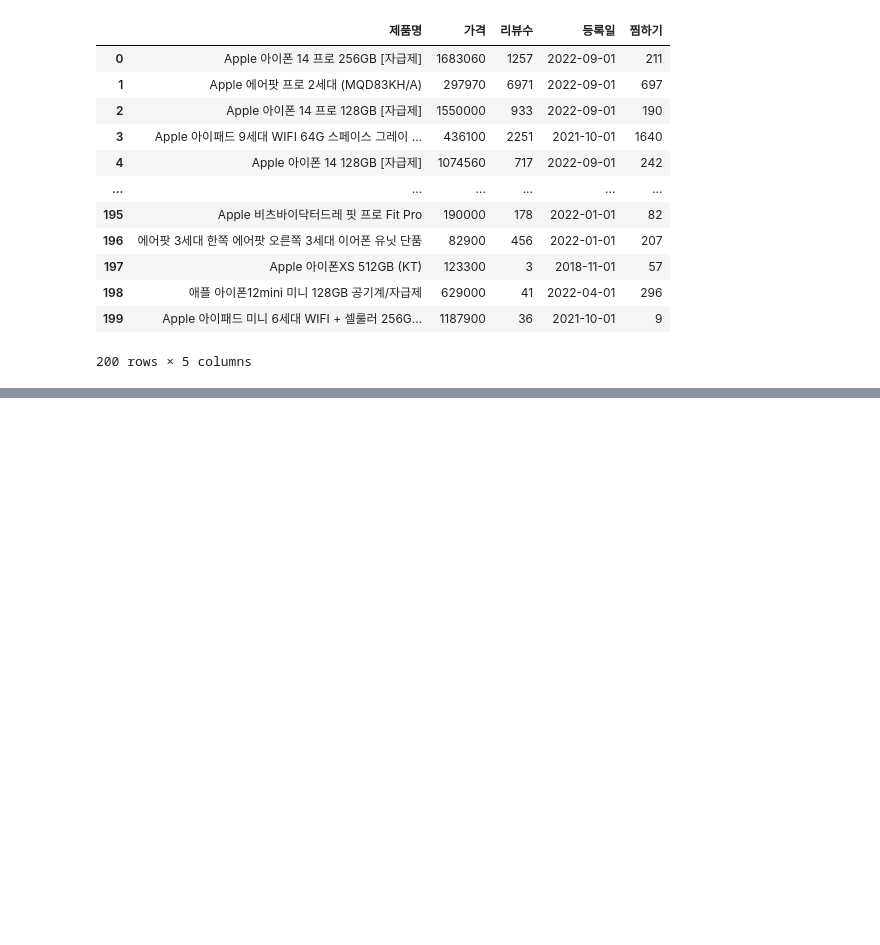
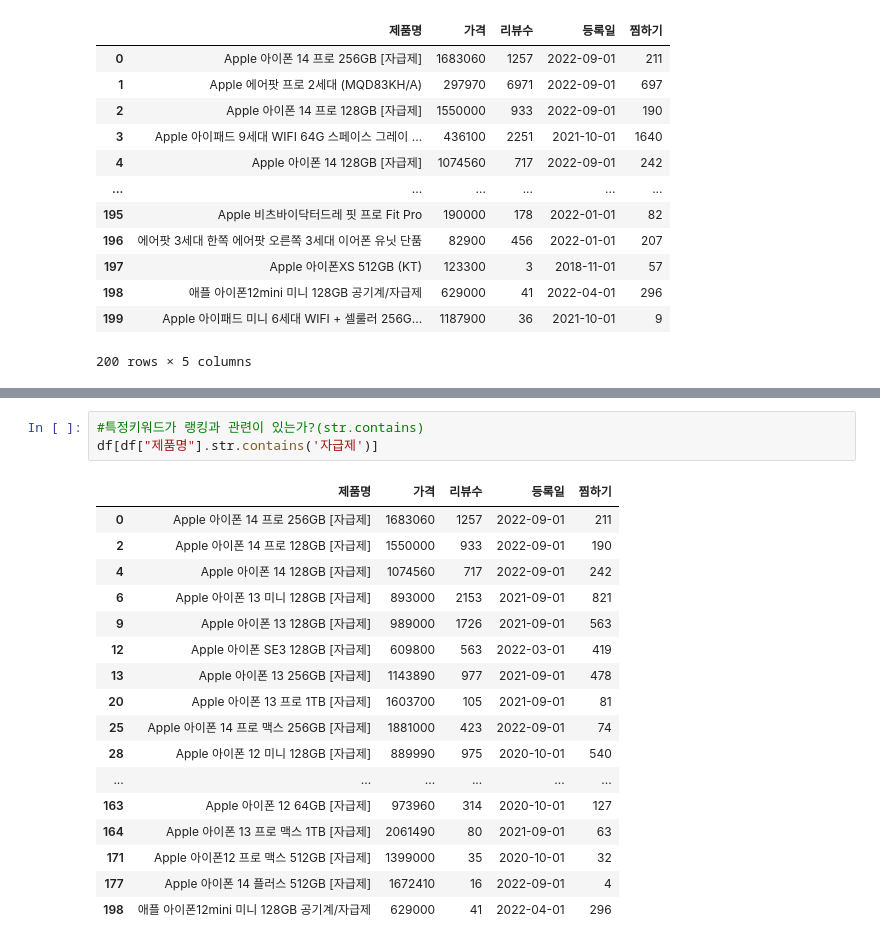
Before and after one commit to citobs/dataAnal, a Jupyter notebook: dataprj/RDAP2(EDA).ipynb, the cells around one changed output, grey strips where cells are left out. Drawn from its saved outputs; the diff is of its cells as text; blank space fills up the shorter version.

```diff
--- a/dataprj/RDAP2(EDA).ipynb
+++ b/dataprj/RDAP2(EDA).ipynb
@@ -63,0 +115,21 @@ df
+# %%
+#특정키워드가 랭킹과 관련이 있는가?(str.contains)
+df[df["제품명"].str.contains('자급제')]
+# %% [output]
+|  | 제품명 | 가격 | 리뷰수 | 등록일 | 찜하기 |
+| 0 | Apple 아이폰 14 프로 256GB [자급제] | 1683060 | 1257 | 2022-09-01 | 211 |
+| 2 | Apple 아이폰 14 프로 128GB [자급제] | 1550000 | 933 | 2022-09-01 | 190 |
+| 4 | Apple 아이폰 14 128GB [자급제] | 1074560 | 717 | 2022-09-01 | 242 |
+| 6 | Apple 아이폰 13 미니 128GB [자급제] | 893000 | 2153 | 2021-09-01 | 821 |
+| 9 | Apple 아이폰 13 128GB [자급제] | 989000 | 1726 | 2021-09-01 | 563 |
+| 12 | Apple 아이폰 SE3 128GB [자급제] | 609800 | 563 | 2022-03-01 | 419 |
+| 13 | Apple 아이폰 13 256GB [자급제] | 1143890 | 977 | 2021-09-01 | 478 |
+| 20 | Apple 아이폰 13 프로 1TB [자급제] | 1603700 | 105 | 2021-09-01 | 81 |
+| 25 | Apple 아이폰 14 프로 맥스 256GB [자급제] | 1881000 | 423 | 2022-09-01 | 74 |
+| 28 | Apple 아이폰 12 미니 128GB [자급제] | 889990 | 975 | 2020-10-01 | 540 |
+| ... | ... | ... | ... | ... | ... |
+| 163 | Apple 아이폰 12 64GB [자급제] | 973960 | 314 | 2020-10-01 | 127 |
+| 164 | Apple 아이폰 13 프로 맥스 1TB [자급제] | 2061490 | 80 | 2021-09-01 | 63 |
+| 171 | Apple 아이폰12 프로 맥스 512GB [자급제] | 1399000 | 35 | 2020-10-01 | 32 |
+| 177 | Apple 아이폰 14 플러스 512GB [자급제] | 1672410 | 16 | 2022-09-01 | 4 |
+| 198 | 애플 아이폰12mini 미니 128GB 공기계/자급제 | 629000 | 41 | 2022-04-01 | 296 |
```
Also changed, not shown: parts of 8 cells of this notebook, 3 other files.
